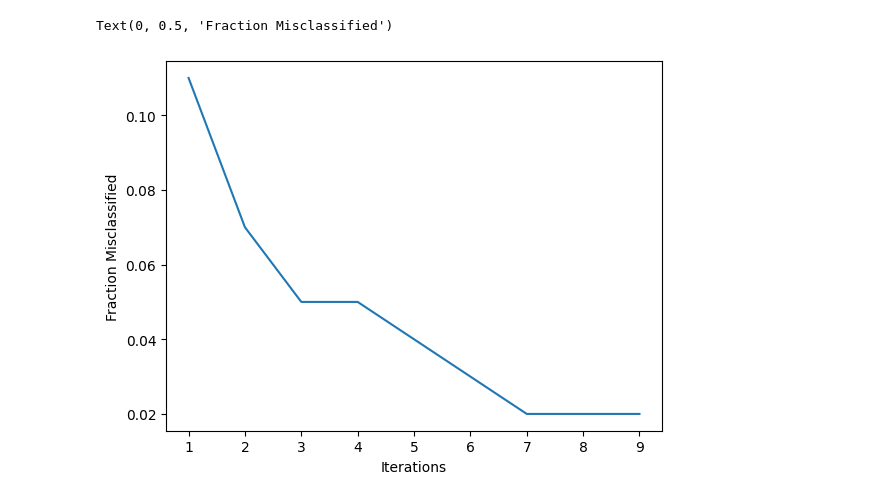
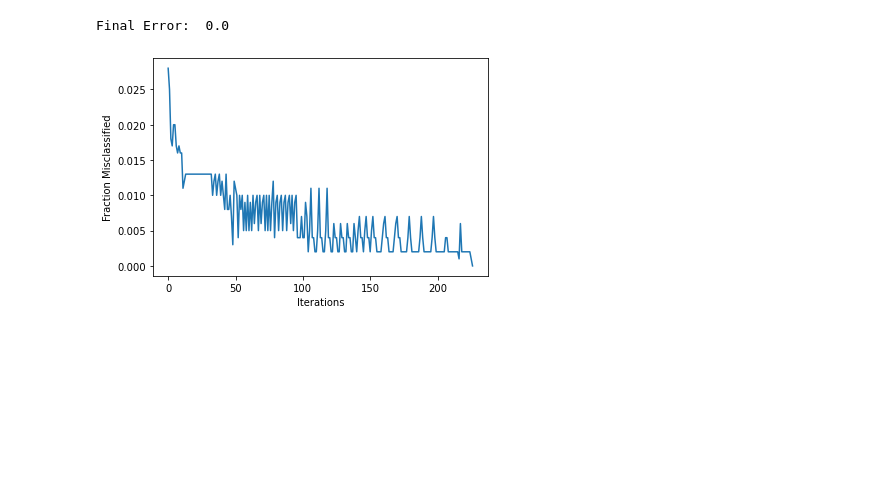
Before and after one commit to jainl28patel/BE-350-ML_DL, a Jupyter notebook: tut1/LinearSeperable-PLA.ipynb, the cells around one changed output. Saved outputs shown, nothing was run; the diff lists cells and outputs as text; code cells hidden in the pictures; blank space fills up the shorter version.

```diff
--- a/tut1/LinearSeperable-PLA.ipynb
+++ b/tut1/LinearSeperable-PLA.ipynb
@@ -5,7 +49,7 @@ import matplotlib.pyplot as plt
 import csv
 # %%
 # Read the X from the csv file
-dataFrame = pd.read_csv('./dataGenerator/linearSeperableData.csv', header=None)
+dataFrame = pd.read_csv('./linearSeperableData.csv', header=None)
 dataFrame.columns = ['x1', 'x2', 'y']
 print(dataFrame.head())
 
@@ -81,8 +125,9 @@ plt.show()
 # %%
 # Error plot for certain number of iterations
-plt.plot(range(1, 10), error[0:9])
+plt.plot(range(len(error)), error)
 plt.xlabel('Iterations')
 plt.ylabel('Fraction Misclassified')
+print("Final Error: ", error[-1])
 # %% [output]
-Text(0, 0.5, 'Fraction Misclassified')
+Final Error:  0.0
-[figure, old version]
+[figure, new version]
```
Also changed, not shown: parts of 5 cells of this notebook, 9 other files.
